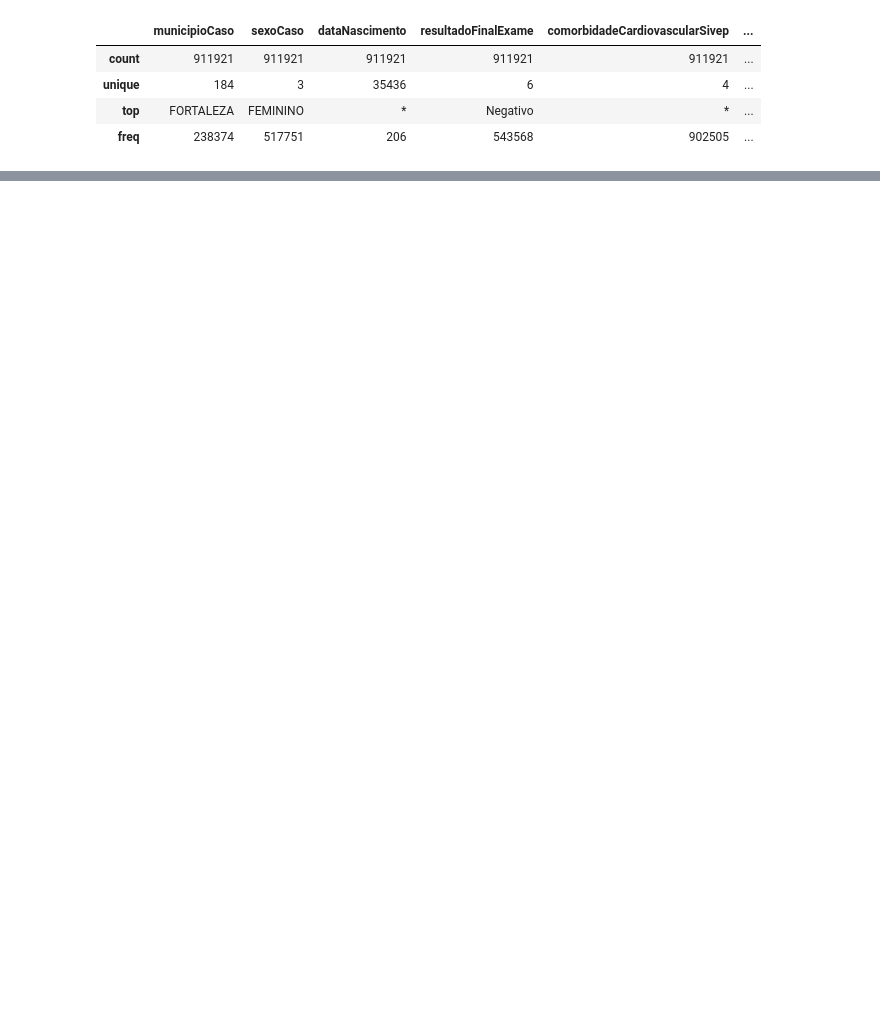
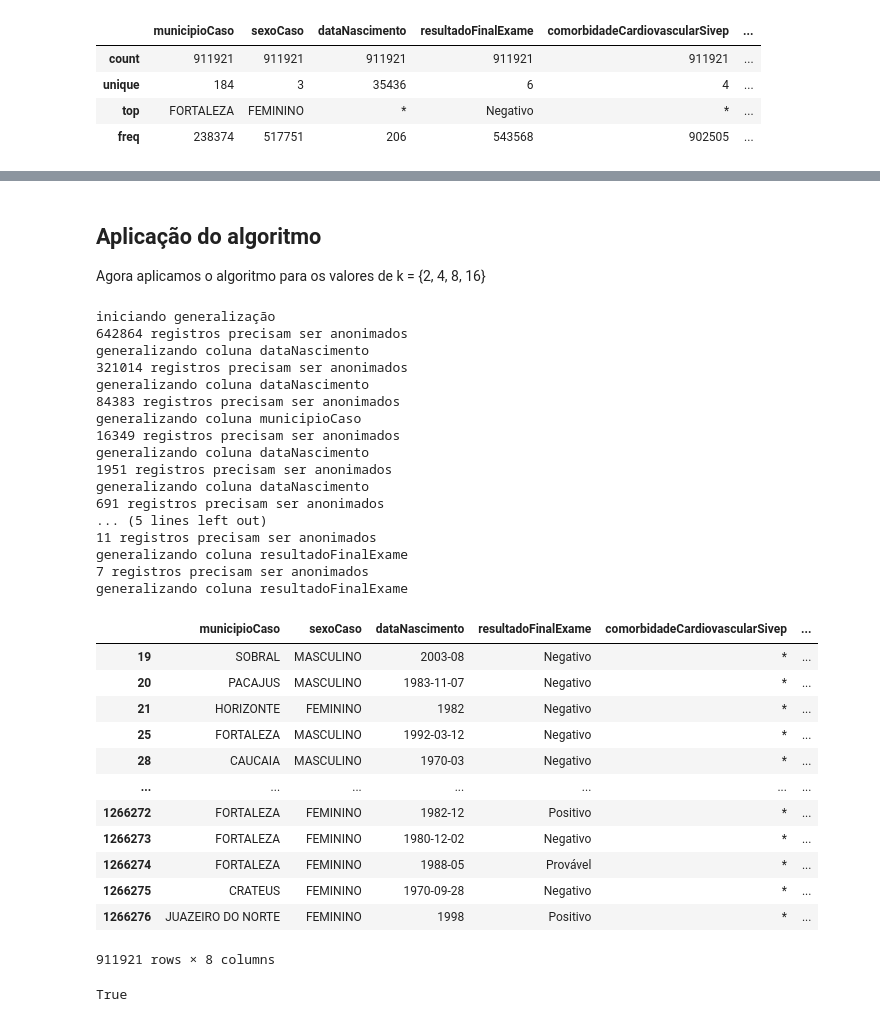
Before and after one commit to rafero1/k-anonymity-generalization, a Jupyter notebook: k-anonymity_generalization.ipynb, the cells around one changed output, grey strips where cells are left out. Saved outputs shown, nothing was run; the diff lists cells and outputs as text; code cells hidden in the pictures; blank space fills up the shorter version.

Commit message:
Finaliza algoritmo de generalização

```diff
--- a/k-anonymity_generalization.ipynb
+++ b/k-anonymity_generalization.ipynb
@@ -32,10 +40,8 @@ def is_k_anon(table, qt, k = 2):
 ## Leitura e limpeza do dataset inicial
 Fazemos apenas uma limpeza básica para não modificar muito os resultados do algoritmo.
 # %%
-%%time
-
 # definição dos semi-identificadores
-semi_id = [
+semi_ids = [
     "municipioCaso",
     "sexoCaso",
     "dataNascimento",
@@ -64,11 +70,13 @@ dtype = {
 date_columns = [
     "dataNascimento",
 ]
+date_parser = lambda x: pd.to_datetime(x, format="%Y-%m-%d", errors = 'coerce')
 
 # pegar apenas os atributos desejados do dataset
-df = pd.read_csv(filename, usecols=semi_id + sensitive, dtype=dtype, parse_dates=date_columns, infer_datetime_format=True)
-# df = pd.read_csv(filename, usecols=semi_id + sensitive, dtype=dtype)
+df = pd.read_csv(filename, usecols=semi_ids + sensitive, dtype=dtype)
+# df = pd.read_csv(filename, nrows=500000, usecols=semi_ids + sensitive, dtype=dtype)
 df = df.dropna(how="all") # remover registros com todos os valores nulo
+df.racaCor.replace(np.nan, 'Sem Informacao', inplace=True)
 df = df.fillna("*") # padroniza valores nulos
 df
 # %% [output]
@@ -285,25 +112,0 @@ plt.show()
-# %%
-# diferença entre df e df2
-dfx2  = df[~df.apply(tuple,1).isin(df2.apply(tuple,1))].shape[0]
-dfx4  = df[~df.apply(tuple,1).isin(df4.apply(tuple,1))].shape[0]
-dfx8  = df[~df.apply(tuple,1).isin(df8.apply(tuple,1))].shape[0]
-dfx16 = df[~df.apply(tuple,1).isin(df16.apply(tuple,1))].shape[0]
-
-labels = ['k=2', 'k=4', 'k=8', 'k=16']
-y = [dfx2, dfx4, dfx8, dfx16]
-x = np.arange(len(labels))
-width = .5
-
-fig, ax = plt.subplots(figsize=(8, 8))
-rects = ax.bar(x, y, width)
-
-ax.set_title(f'Quantidade de registros diferentes do original (qnt. total de registros: {df.shape[0]})')
-ax.set_ylabel('Nº de registros')
-ax.set_xticks(x)
-ax.set_xticklabels(labels)
-
-autolabel(rects)
-
-fig.tight_layout()
-fig.savefig('difference')
-plt.show()
@@ -351,0 +243,42 @@ df16.describe()
+# %% [markdown]
+## Aplicação do algoritmo
+Agora aplicamos o algoritmo para os valores de k = {2, 4, 8, 16}
+# %%
+k = 2
+df2 = k_anon_general(df, semi_ids, k, False)
+df2
+# %% [output]
+iniciando generalização
+642864 registros precisam ser anonimados
+generalizando coluna dataNascimento
+321014 registros precisam ser anonimados
+generalizando coluna dataNascimento
+84383 registros precisam ser anonimados
+generalizando coluna municipioCaso
+16349 registros precisam ser anonimados
+generalizando coluna dataNascimento
+1951 registros precisam ser anonimados
+generalizando coluna dataNascimento
+691 registros precisam ser anonimados
+... (5 lines left out)
+11 registros precisam ser anonimados
+generalizando coluna resultadoFinalExame
+7 registros precisam ser anonimados
+generalizando coluna resultadoFinalExame
+|  | municipioCaso | sexoCaso | dataNascimento | resultadoFinalExame | comorbidadeCardiovascularSivep | ... |
+| 19 | SOBRAL | MASCULINO | 2003-08 | Negativo | * | ... |
+| 20 | PACAJUS | MASCULINO | 1983-11-07 | Negativo | * | ... |
+| 21 | HORIZONTE | FEMININO | 1982 | Negativo | * | ... |
+| 25 | FORTALEZA | MASCULINO | 1992-03-12 | Negativo | * | ... |
+| 28 | CAUCAIA | MASCULINO | 1970-03 | Negativo | * | ... |
+| ... | ... | ... | ... | ... | ... | ... |
+| 1266272 | FORTALEZA | FEMININO | 1982-12 | Positivo | * | ... |
+| 1266273 | FORTALEZA | FEMININO | 1980-12-02 | Negativo | * | ... |
+| 1266274 | FORTALEZA | FEMININO | 1988-05 | Provável | * | ... |
+| 1266275 | CRATEUS | FEMININO | 1970-09-28 | Negativo | * | ... |
+| 1266276 | JUAZEIRO DO NORTE | FEMININO | 1998 | Positivo | * | ... |
+911921 rows × 8 columns
+# %%
+is_k_anon(df2, semi_ids, k)
+# %% [output]
+True
```
Also changed, not shown: parts of 28 cells of this notebook, 3 other files.
